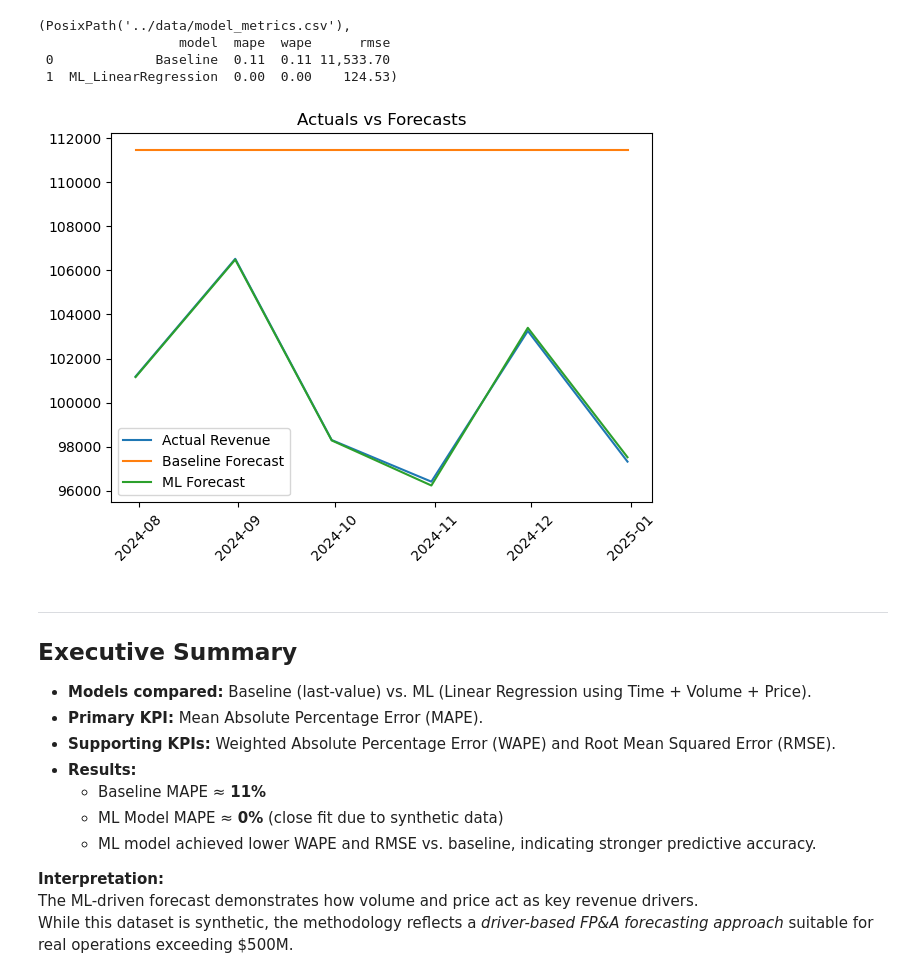
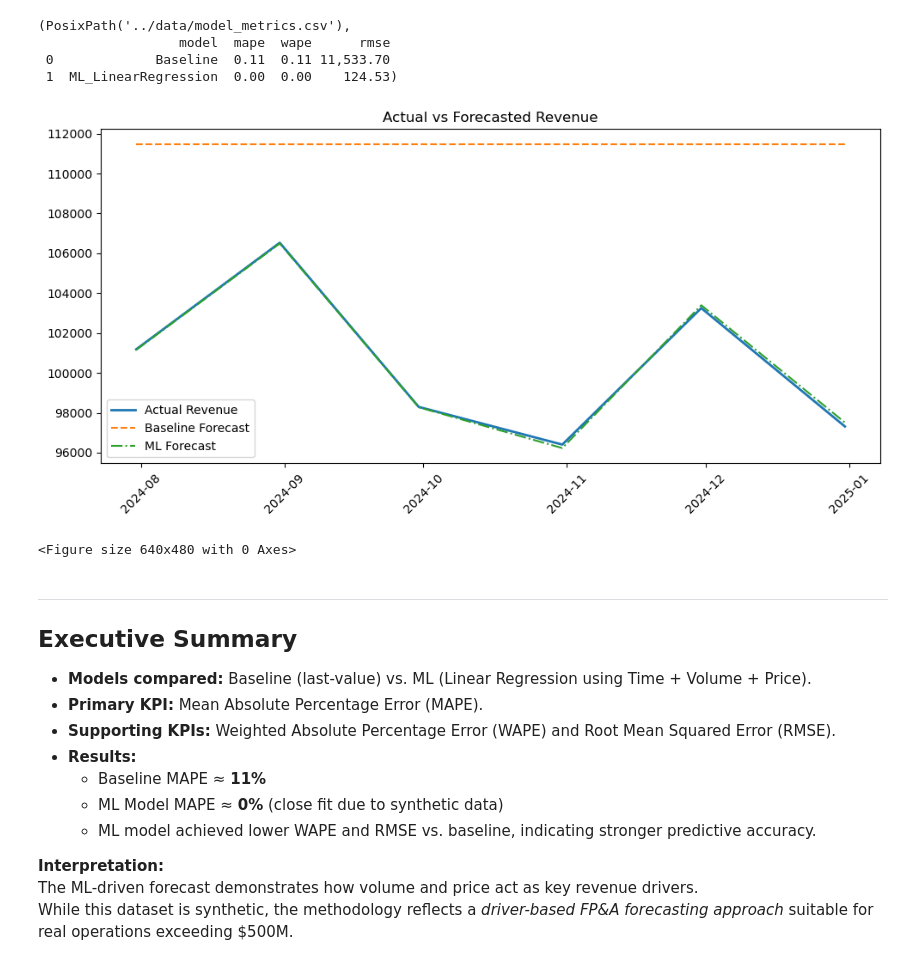
Before and after one commit to nicholasjh-work/fpna-forecasting-model, a Jupyter notebook: notebooks/02_accuracy_reporting.ipynb, the cells around one changed output. Saved outputs shown, nothing was run; the diff lists cells and outputs as text; code cells hidden in the pictures.

```diff
--- a/notebooks/02_accuracy_reporting.ipynb
+++ b/notebooks/02_accuracy_reporting.ipynb
@@ -108,18 +107,31 @@ out_path, metrics_raw
                   model  mape  wape      rmse
  0             Baseline  0.11  0.11 11,533.70
  1  ML_LinearRegression  0.00  0.00    124.53)
-# %%
-plt.figure()
-plt.plot(test["Month"], y_true, label="Actual Revenue")
-plt.plot(test["Month"], y_b, label="Baseline Forecast")
-plt.plot(test["Month"], y_ml, label="ML Forecast")
-plt.title("Actuals vs Forecasts")
-plt.legend()
-plt.xticks(rotation=45)
-plt.tight_layout()
-plt.show()
-# %% [output]
-[figure, removed]
+# %%
+import matplotlib.pyplot as plt
+import pathlib
+
+plt.figure(figsize=(10,5))
+plt.plot(test["Month"], test["Revenue"], label="Actual Revenue", linewidth=2)
+plt.plot(test["Month"], test["Baseline_Forecast"], label="Baseline Forecast", linestyle="--")
+plt.plot(test["Month"], test["ML_Forecast"], label="ML Forecast", linestyle="-.")
+plt.title("Actual vs Forecasted Revenue")
+plt.legend()
+plt.xticks(rotation=45)
+plt.tight_layout()
+
+pathlib.Path("../docs").mkdir(parents=True, exist_ok=True)
+plt.savefig("../docs/actuals_vs_forecasts.png", dpi=160, bbox_inches="tight")
+
+plt.show()
+# %% [output]
+[figure, added]
+# %%
+import pathlib
+pathlib.Path("../docs").mkdir(parents=True, exist_ok=True)
+plt.savefig("../docs/actuals_vs_forecasts.png", dpi=160, bbox_inches="tight")
+# %% [output]
+<Figure size 640x480 with 0 Axes>
 # %% [markdown]
 ---
 
```
Also changed, not shown: parts of 1 cell of this notebook, 1 other file.
